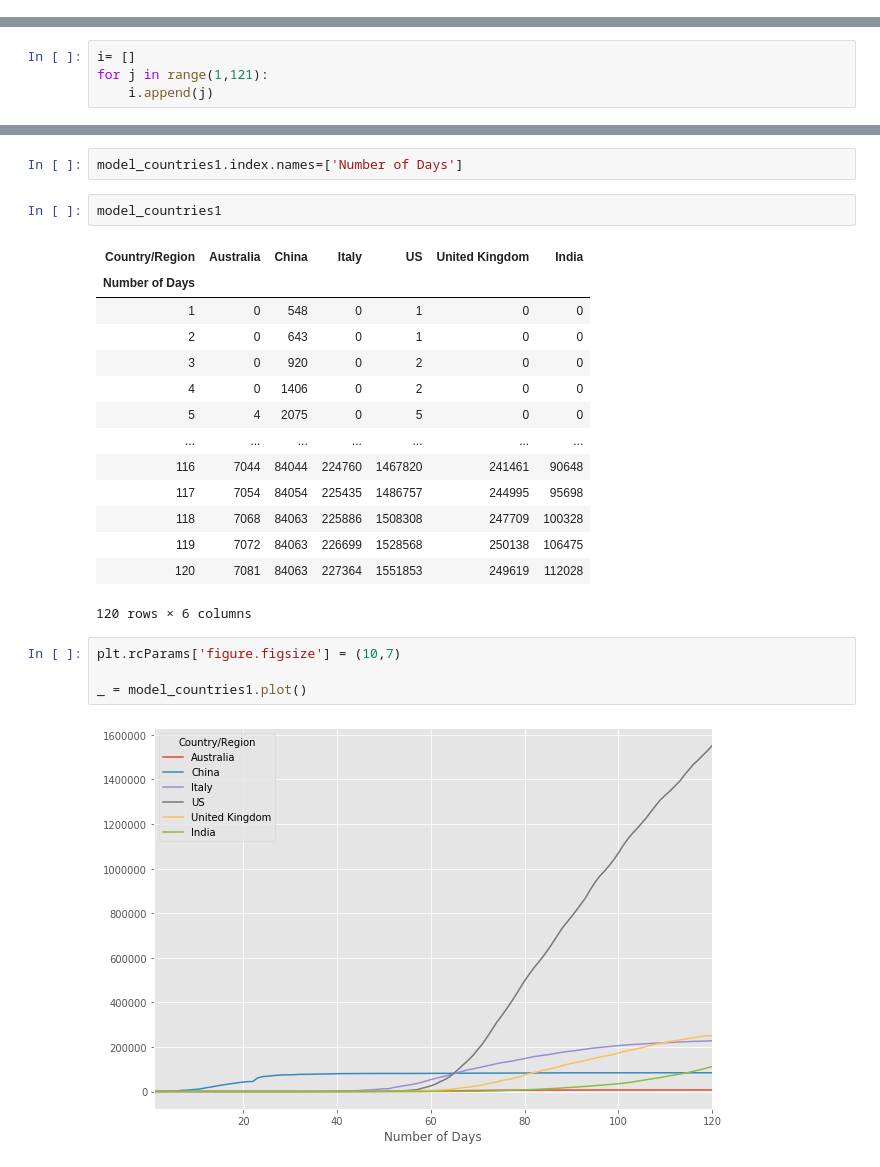
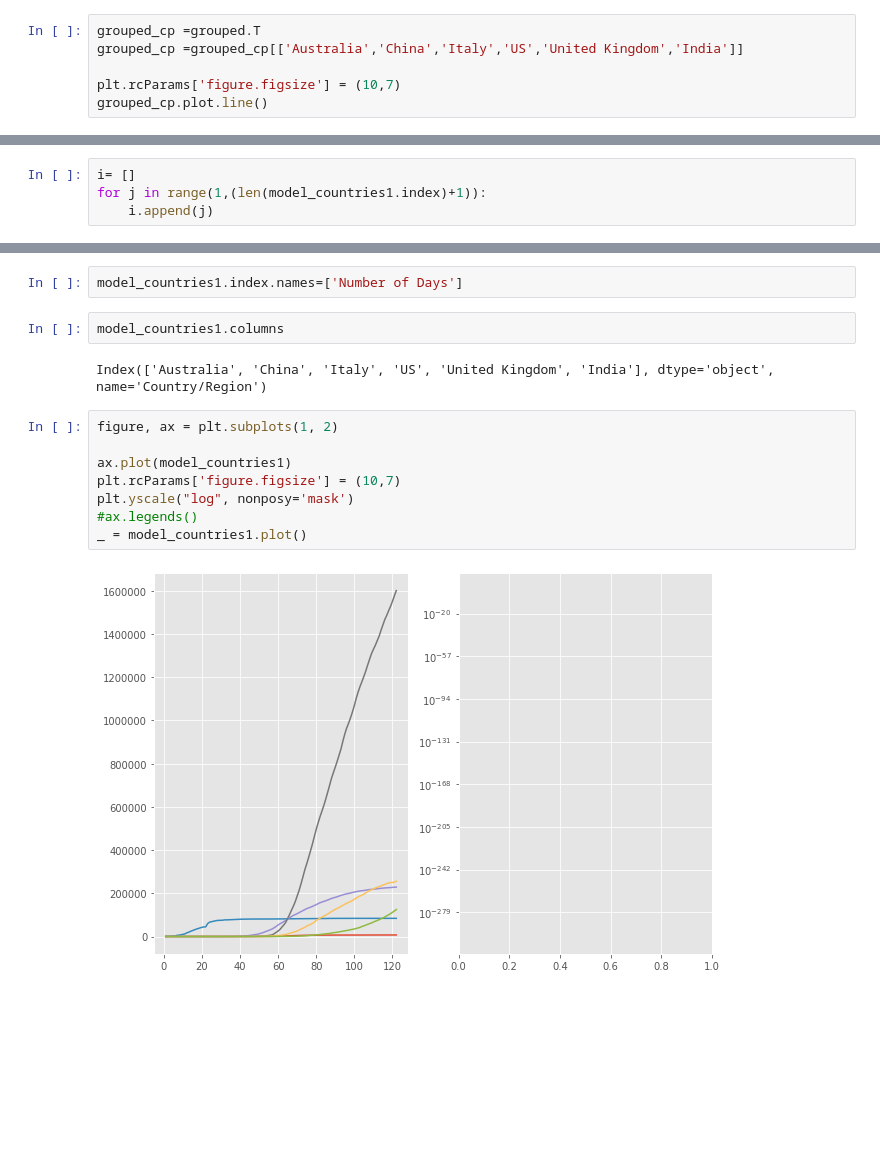
Before and after one commit to bhagyashreedhebe/Portfolios, a Jupyter notebook: Portfolio 2.ipynb, the cells around one changed output, grey strips where cells are left out. Cells and saved outputs as stored; diff of their text form; blank space fills up the shorter version.

```diff
--- a/Portfolio 2.ipynb
+++ b/Portfolio 2.ipynb
@@ -115,2 +106,8 @@ plt.show()
 # %% [markdown]
 * Here 'Country/Region' is as an index. Here we want to plot for different countries. So I have selected the data using loc on the index.
+# %%
+grouped_cp =grouped.T
+grouped_cp =grouped_cp[['Australia','China','Italy','US','United Kingdom','India']]
+
+plt.rcParams['figure.figsize'] = (10,7)
+grouped_cp.plot.line()
@@ -496,6 +446,6 @@ DatetimeIndex(['2020-01-22', '2020-01-23', '2020-01-24', '2020-01-25',
 # %%
 i= []
-for j in range(1,121):
+for j in range(1,(len(model_countries1.index)+1)):
     i.append(j)
 # %%
 days = pd.Series(i)
@@ -527,25 +477,16 @@ Int64Index([  1,   2,   3,   4,   5,   6,   7,   8,   9,  10,
 # %%
 model_countries1.index.names=['Number of Days']
 # %%
-model_countries1
+model_countries1.columns
 # %% [output]
-| Country/Region | Australia | China | Italy | US | United Kingdom | India |
-| Number of Days |  |  |  |  |  |  |
-| 1 | 0 | 548 | 0 | 1 | 0 | 0 |
-| 2 | 0 | 643 | 0 | 1 | 0 | 0 |
-| 3 | 0 | 920 | 0 | 2 | 0 | 0 |
-| 4 | 0 | 1406 | 0 | 2 | 0 | 0 |
-| 5 | 4 | 2075 | 0 | 5 | 0 | 0 |
-| ... | ... | ... | ... | ... | ... | ... |
-| 116 | 7044 | 84044 | 224760 | 1467820 | 241461 | 90648 |
-| 117 | 7054 | 84054 | 225435 | 1486757 | 244995 | 95698 |
-| 118 | 7068 | 84063 | 225886 | 1508308 | 247709 | 100328 |
-| 119 | 7072 | 84063 | 226699 | 1528568 | 250138 | 106475 |
-| 120 | 7081 | 84063 | 227364 | 1551853 | 249619 | 112028 |
-120 rows × 6 columns
+Index(['Australia', 'China', 'Italy', 'US', 'United Kingdom', 'India'], dtype='object', name='Country/Region')
 # %%
+figure, ax = plt.subplots(1, 2)
+
+ax.plot(model_countries1)
 plt.rcParams['figure.figsize'] = (10,7)
-
+plt.yscale("log", nonposy='mask')
+#ax.legends()
 _ = model_countries1.plot()
 # %% [output]
-[figure, old version]
+[figure, new version]
```
Also changed, not shown: parts of 61 cells of this notebook.
